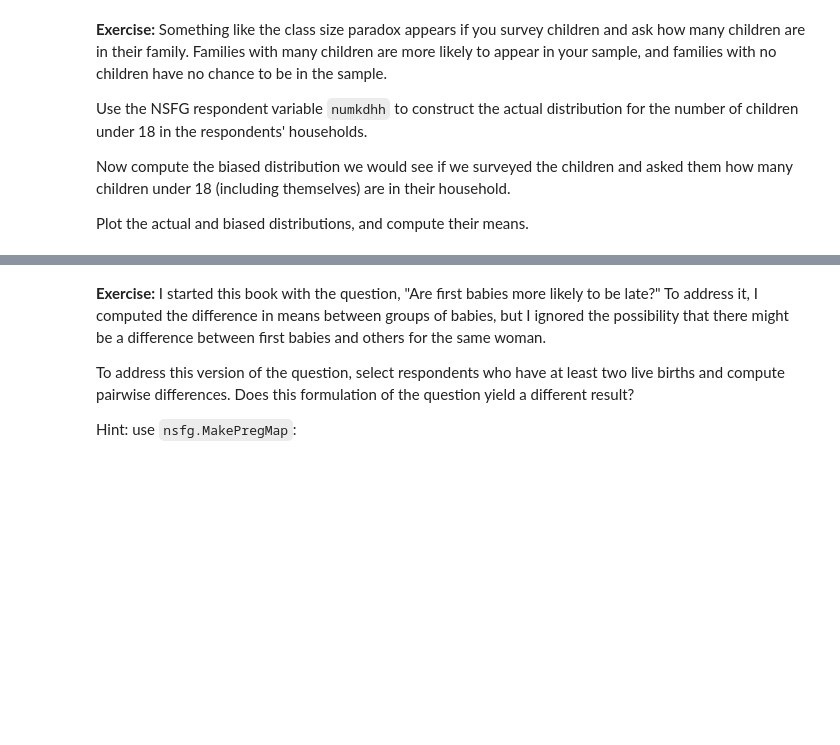
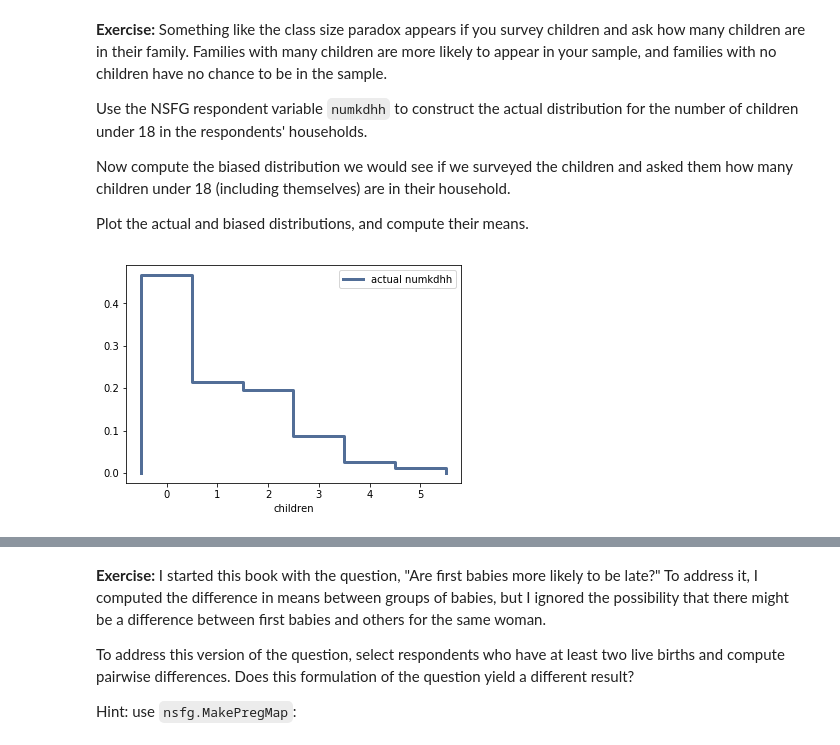
Before and after one commit to awalsh00/ThinkStats2, a Jupyter notebook: code/chap03ex.ipynb, the cells around one changed output, grey strips where cells are left out. Cells and saved outputs as stored; diff of their text form; code cells hidden in the pictures; blank space fills up the shorter version.

```diff
--- a/code/chap03ex.ipynb
+++ b/code/chap03ex.ipynb
@@ -324,7 +324,10 @@ Plot the actual and biased distributions, and compute their means.
 resp = nsfg.ReadFemResp()
 # %%
 # Solution goes here
-children_pmf = thinkstats2.Pmf(resp.numkdhh,label='actual')
-biased_children_pmf = thinkstats2.Pmf({x:x*y for x,y in children_pmf.Items()},label='observed')
+children_pmf = thinkstats2.Pmf(resp.numkdhh,label='actual numkdhh')
+thinkplot.Pmf(children_pmf)
+thinkplot.Config(xlabel='children')
+# %% [output]
+[figure, added]
 # %%
 # Solution goes here
```
Also changed, not shown: parts of 19 cells of this notebook.
